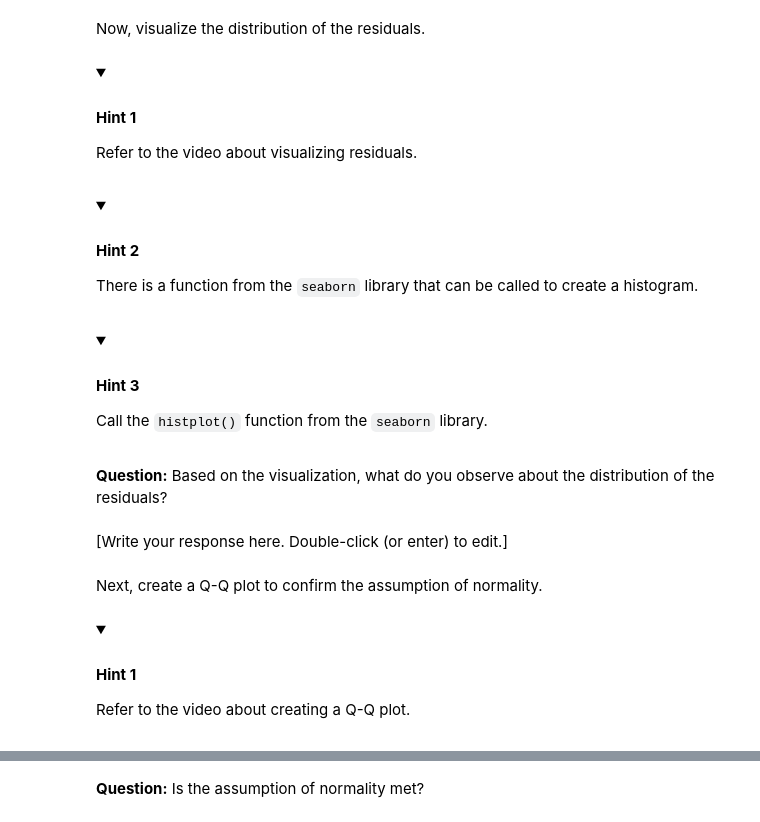
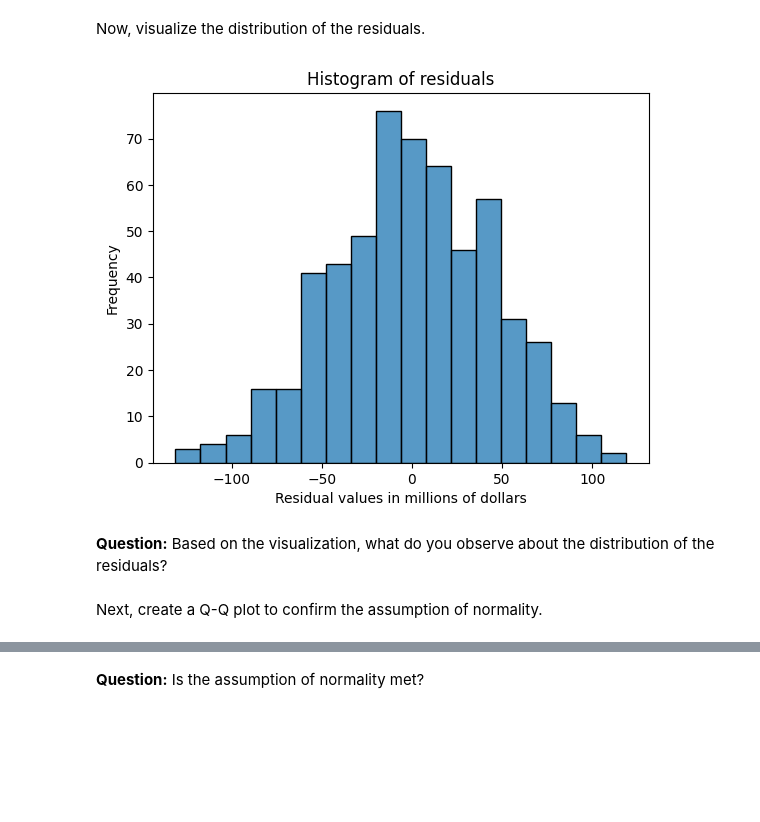
Before and after one commit to dyyland23-glitch/Marketing-sales-data, a Jupyter notebook: marketing_Run simple linear regression (2).ipynb, the cells around one changed output, grey strips where cells are left out. Saved outputs shown, nothing was run; the diff lists cells and outputs as text; code cells hidden in the pictures; folded sections open; blank space fills up the shorter version.

```diff
--- a/marketing_Run simple linear regression (2).ipynb
+++ b/marketing_Run simple linear regression (2).ipynb
@@ -436,4 +360,5 @@ Now, check the normality assumption. Get the residuals from the model.
 # %%
 # Get the residuals from the model.
+# calculate residuals
 
-### YOUR CODE HERE ###
+residuals = model.resid
@@ -467,38 +367,22 @@ Now, visualize the distribution of the residuals.
-# %% [markdown]
-<details>
-<summary><h4><strong>Hint 1</strong></h4></summary>
-
-Refer to the video about visualizing residuals.
-
-</details>
-# %% [markdown]
-<details>
-<summary><h4><strong>Hint 2</strong></h4></summary>
-
-  There is a function from the `seaborn` library that can be called to create a histogram.
-
-</details>
-# %% [markdown]
-<details>
-<summary><h4><strong>Hint 3</strong></h4></summary>
-
-Call the `histplot()` function from the `seaborn` library.
-
-</details>
+# %%
+# Visualize the distribution of the residuals.
+# we will use a histoplot
+
+import matplotlib.pyplot as plt
+
+fig = sns.histplot(residuals)
+fig.set_xlabel("Residual values in millions of dollars")
+fig.set_ylabel("Frequency")
+
+fig.set_title("Histogram of residuals")
+plt.show()
+# %% [output]
+[figure, added]
 # %% [markdown]
 **Question:** Based on the visualization, what do you observe about the distribution of the residuals?
-# %% [markdown]
-[Write your response here. Double-click (or enter) to edit.]
 # %% [markdown]
 Next, create a Q-Q plot to confirm the assumption of normality.
 # %%
 # Create a Q-Q plot.
 
 ### YOUR CODE HERE ###
-# %% [markdown]
-<details>
-<summary><h4><strong>Hint 1</strong></h4></summary>
-
-Refer to the video about creating a Q-Q plot.
-
-</details>
```
Also changed, not shown: parts of 41 cells of this notebook.
